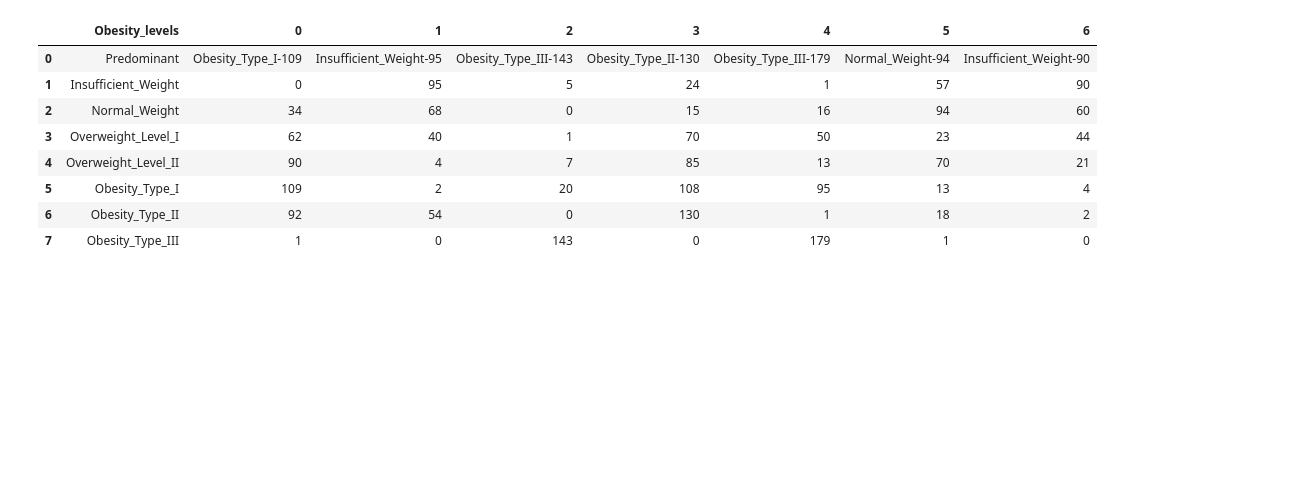
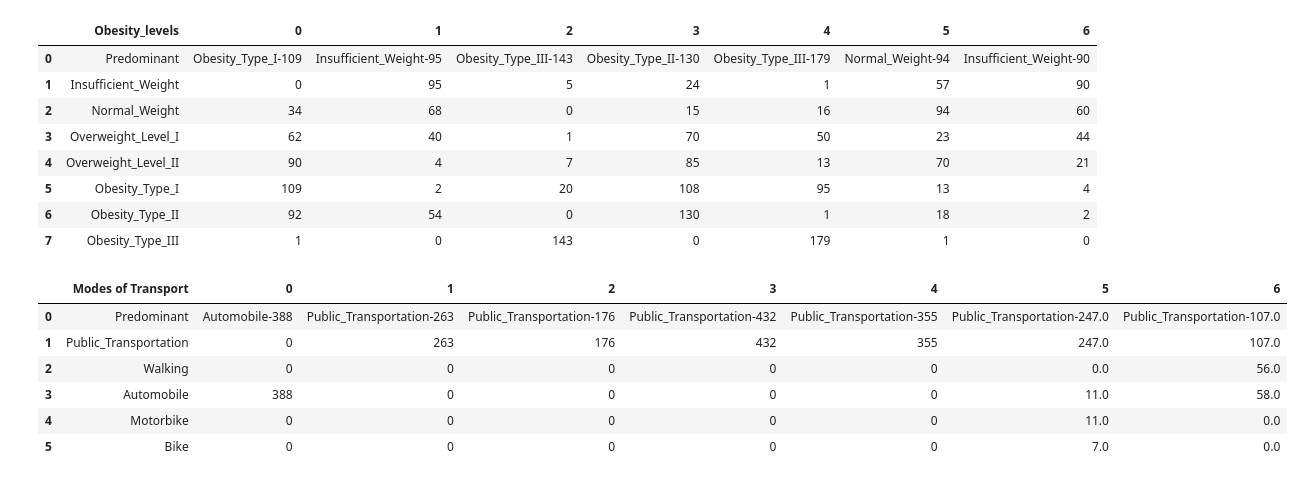
Before and after one commit to Juriij/Obesity-levels-clustering, a Jupyter notebook: KMeans.ipynb, the cells around one changed output. Cells and saved outputs as stored; diff of their text form; code cells hidden in the pictures; blank space fills up the shorter version.

```diff
--- a/main.ipynb
+++ b/KMeans.ipynb
@@ -194,3 +194,42 @@ analysis
 | 5 | Obesity_Type_I | 109 | 2 | 20 | 108 | 95 | 13 | 4 |
 | 6 | Obesity_Type_II | 92 | 54 | 0 | 130 | 1 | 18 | 2 |
 | 7 | Obesity_Type_III | 1 | 0 | 143 | 0 | 179 | 1 | 0 |
+# %%
+
+
+commute = ["Predominant",'Public_Transportation', 'Walking', 'Automobile', 'Motorbike','Bike']
+
+analysis2 = pd.DataFrame({"Modes of Transport" : commute,
+                         "0" : 0,
+                         "1" : 0,
+                         "2" : 0,
+                         "3" : 0,
+                         "4" : 0,}
+                        )
+
+
+for i in range(7):
+    for j in range(1, 6):
+        sum = (clusters[i]["MTRANS"] == commute[j]).sum()
+        analysis2.at[j, str(i)] = sum
+
+    # Find the maximum value in the column (excluding the 'Predominant' row)
+    max_count = analysis2.loc[1:, str(i)].max()
+    # Find the row index where the maximum count occurs
+    max_index = analysis2.loc[1:, str(i)].idxmax()
+    # Get the corresponding obesity level from the 'Obesity_levels' column using the index
+    corresponding_level = analysis2.at[max_index, 'Modes of Transport']
+
+
+    analysis2.at[0, str(i)] = f'{corresponding_level}-{max_count}'
+
+
+analysis2
+# %% [output]
+|  | Modes of Transport | 0 | 1 | 2 | 3 | 4 | 5 | 6 |
+| 0 | Predominant | Automobile-388 | Public_Transportation-263 | Public_Transportation-176 | Public_Transportation-432 | Public_Transportation-355 | Public_Transportation-247.0 | Public_Transportation-107.0 |
+| 1 | Public_Transportation | 0 | 263 | 176 | 432 | 355 | 247.0 | 107.0 |
+| 2 | Walking | 0 | 0 | 0 | 0 | 0 | 0.0 | 56.0 |
+| 3 | Automobile | 388 | 0 | 0 | 0 | 0 | 11.0 | 58.0 |
+| 4 | Motorbike | 0 | 0 | 0 | 0 | 0 | 11.0 | 0.0 |
+| 5 | Bike | 0 | 0 | 0 | 0 | 0 | 7.0 | 0.0 |
```
Also changed, not shown: 1 other file.
